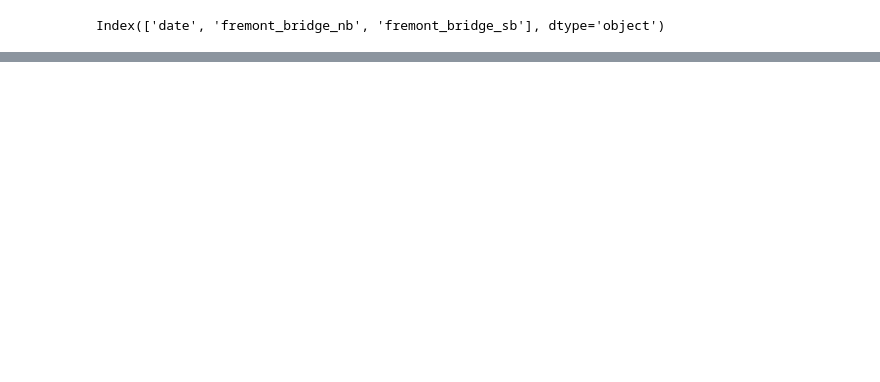
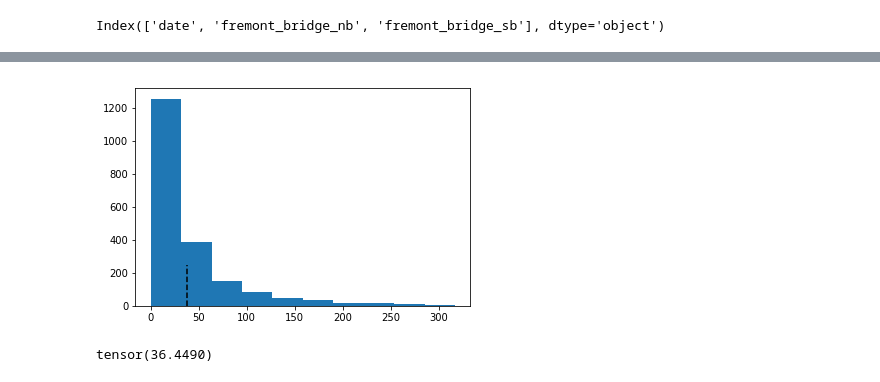
Before and after one commit to danallison/prob-prog-prac, a Jupyter notebook: FremontBikes.ipynb, the cells around one changed output, grey strips where cells are left out. Saved outputs shown, nothing was run; the diff lists cells and outputs as text; code cells hidden in the pictures; blank space fills up the shorter version.

```diff
--- a/FremontBikes.ipynb
+++ b/FremontBikes.ipynb
@@ -46,0 +55,5 @@ plt.plot_date(df.date, df.fremont_bridge_sb, ls='solid');
+# %%
+plt.hist(df.fremont_bridge_nb)
+plt.vlines(df.fremont_bridge_nb.mean(), 0, 250, linestyles='dashed', colors='black');
+# %% [output]
+[figure, added]
@@ -46,0 +90,7 @@ plt.plot_date(df.date, df.fremont_bridge_sb, ls='solid');
+# %%
+posterior = pyro.infer.Importance(model, num_samples=1000)
+marginal = pyro.infer.EmpiricalMarginal(posterior.run(), sites='fremont_bridge_nb')
+samples = marginal((len(df),))
+torch.mean(samples)
+# %% [output]
+tensor(36.4490)
```
Also changed, not shown: parts of 11 cells of this notebook.
